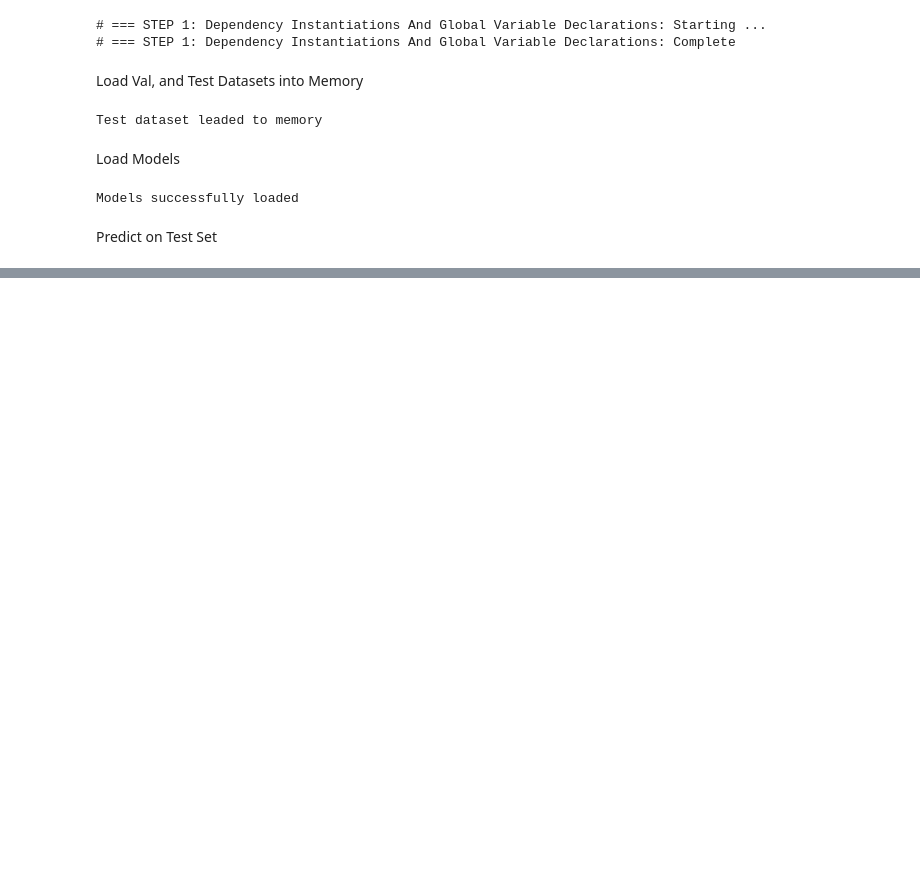
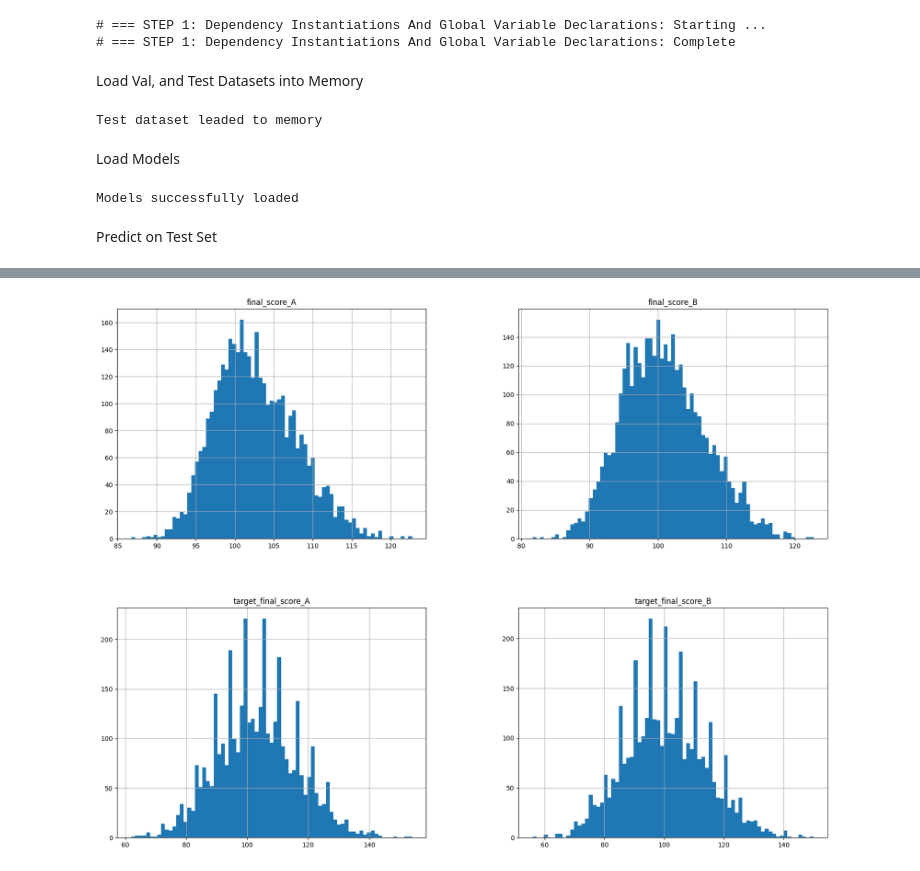
Before and after one commit to joaquinuriarte/sports-betting, a Jupyter notebook: z-model_binaries/model_v0.1/test_set_predictions.ipynb, the cells around one changed output, grey strips where cells are left out. Cells and saved outputs as stored; diff of their text form; code cells hidden in the pictures; blank space fills up the shorter version.

```diff
--- a/z-model_binaries/model_v0.1/test_set_predictions.ipynb
+++ b/z-model_binaries/model_v0.1/test_set_predictions.ipynb
@@ -31,6 +31,8 @@ print("# === STEP 1: Dependency Instantiations And Global Variable Declarations:
 ## === MODEL MANAGER
 yaml_path0 = '/Users/joaquinuriarte/Documents/GitHub/sports-betting/configs/model_v01/model_v01_000.yaml'
 yaml_path1 = '/Users/joaquinuriarte/Documents/GitHub/sports-betting/configs/model_v01/model_v01_001.yaml'
+yaml_path2 = '/Users/joaquinuriarte/Documents/GitHub/sports-betting/configs/model_v01/model_v01_002.yaml'
+
 yaml_paths = [yaml_path0, yaml_path1]
 
 checkpoint = '/Users/joaquinuriarte/Documents/GitHub/sports-betting/models'
@@ -65,7 +67,7 @@ Load Models
 ## For all YAMLS, get their model's signatures
 import yaml
 
-yaml_path_list = [yaml_path1]
+yaml_path_list = [yaml_path2]
 signatures = []
 
 for yaml_file in yaml_path_list:
@@ -91,7 +93,7 @@ for signature in signatures:
 # %%
 # === STEP 4: MODEL MANAGER
 model_manager = ModelManager(trainer, predictor, model_factory, mm_configuration_loader)
-models = model_manager.load_models([yaml_path1], weights_paths)
+models = model_manager.load_models([yaml_path2], weights_paths)
 print("Models successfully loaded ")
 # %% [output]
 Models successfully loaded
@@ -121,0 +162,7 @@ Accuracy across all features on test dataset: 0.5789887346083311
+# %%
+%matplotlib inline
+import matplotlib.pyplot as plt
+predictions[0].hist(bins=75, figsize=(20,15))
+plt.show()
+# %% [output]
+[figure, added]
```
Also changed, not shown: parts of 3 cells of this notebook, 2 other files.
